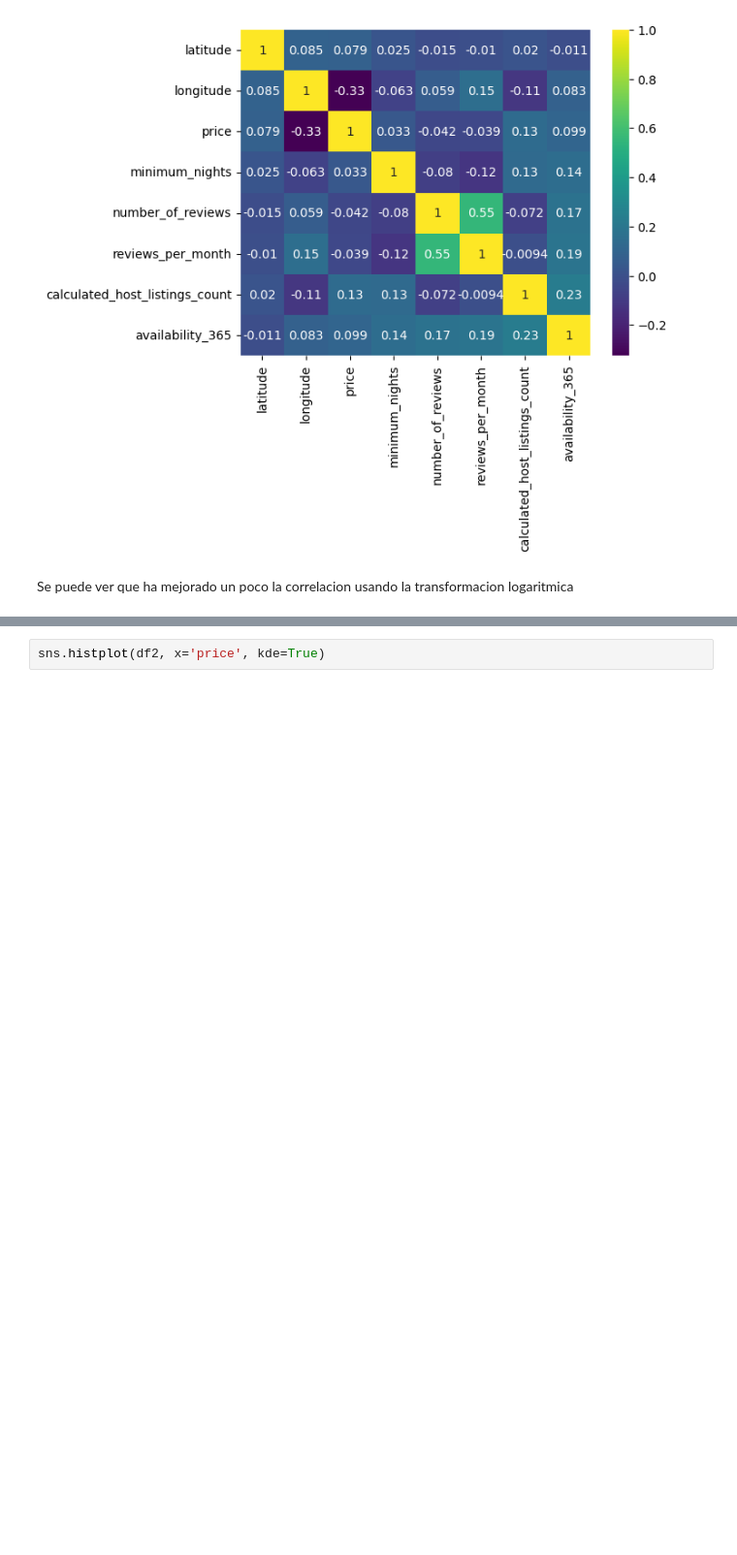
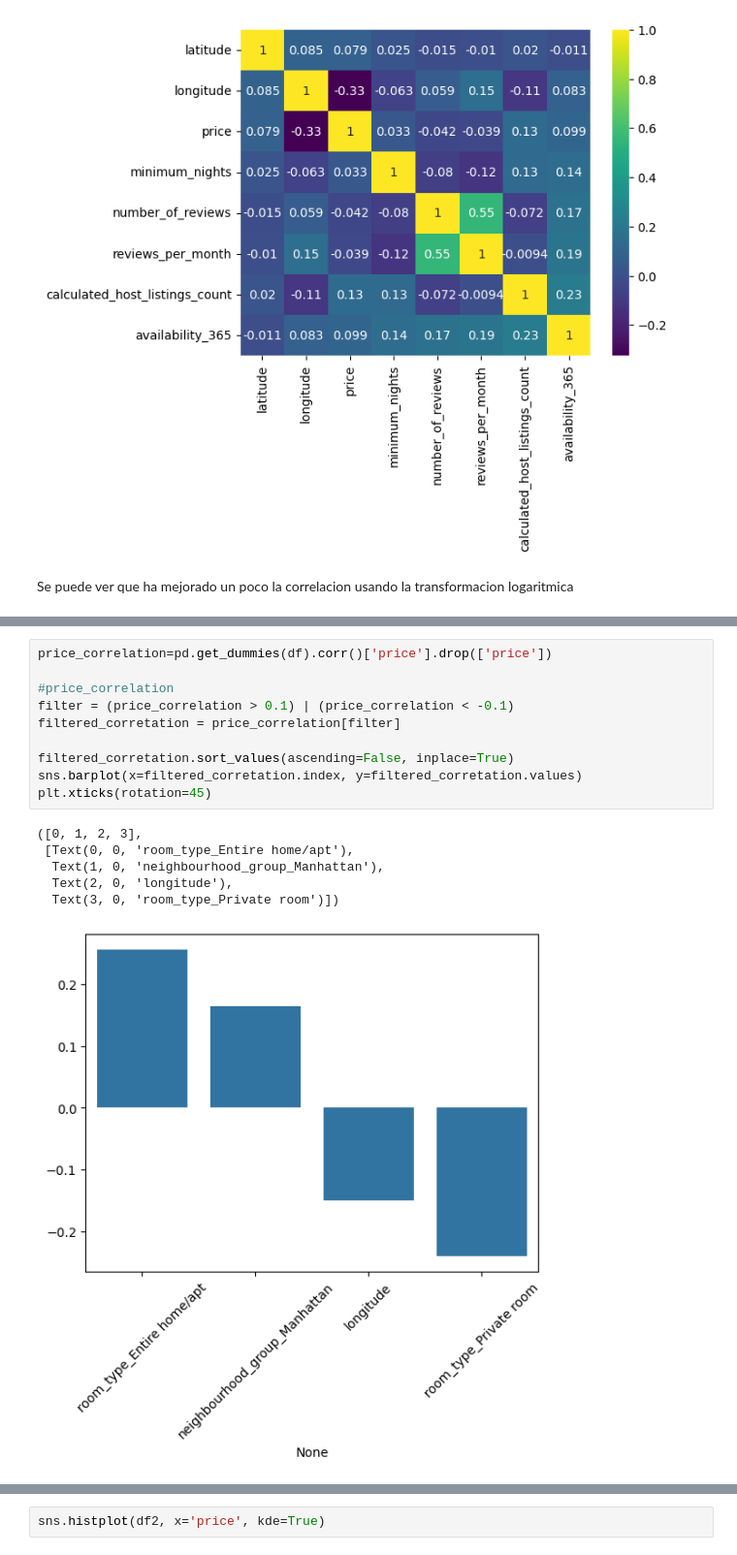
Before and after one commit to promav/PoyectosBootcamp, a Jupyter notebook: Mod5/m5_Pablo_Romero_Avila.ipynb, the cells around one changed output, grey strips where cells are left out. Shown at 97% size. Cells and saved outputs as stored; diff of their text form; blank space fills up the shorter version.

```diff
--- a/Mod5/m5_Pablo_Romero_Avila.ipynb
+++ b/Mod5/m5_Pablo_Romero_Avila.ipynb
@@ -156,0 +150,17 @@ Vemos que el tipo de habitacion influye bastante mas que el resto de variables v
+# %%
+price_correlation=pd.get_dummies(df).corr()['price'].drop(['price'])
+
+#price_correlation
+filter = (price_correlation > 0.1) | (price_correlation < -0.1)
+filtered_corretation = price_correlation[filter]
+
+filtered_corretation.sort_values(ascending=False, inplace=True)
+sns.barplot(x=filtered_corretation.index, y=filtered_corretation.values)
+plt.xticks(rotation=45)
+# %% [output]
+([0, 1, 2, 3],
+ [Text(0, 0, 'room_type_Entire home/apt'),
+  Text(1, 0, 'neighbourhood_group_Manhattan'),
+  Text(2, 0, 'longitude'),
+  Text(3, 0, 'room_type_Private room')])
+[figure, added]
```
Also changed, not shown: parts of 16 cells of this notebook.
